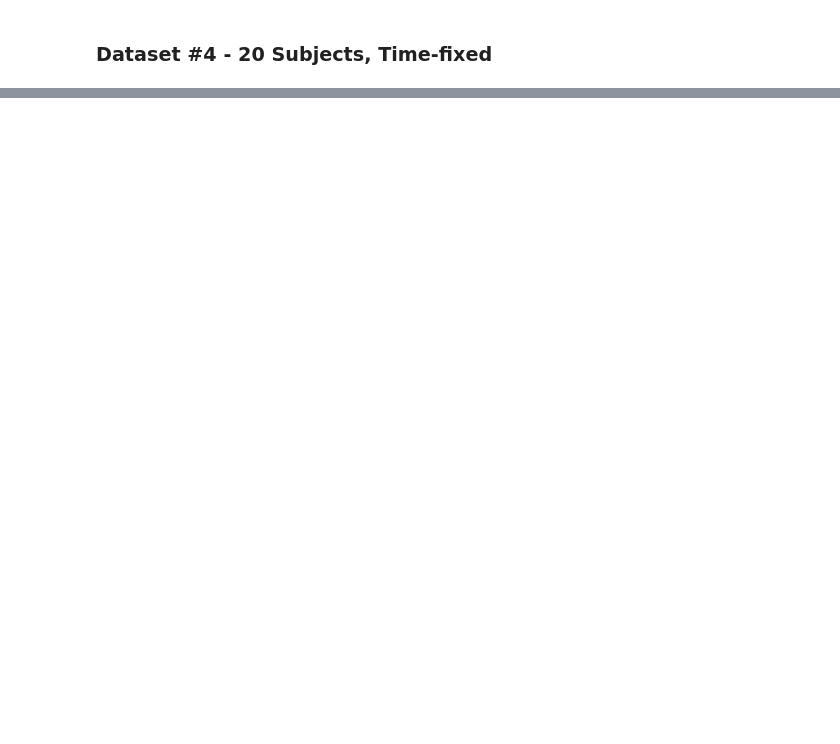
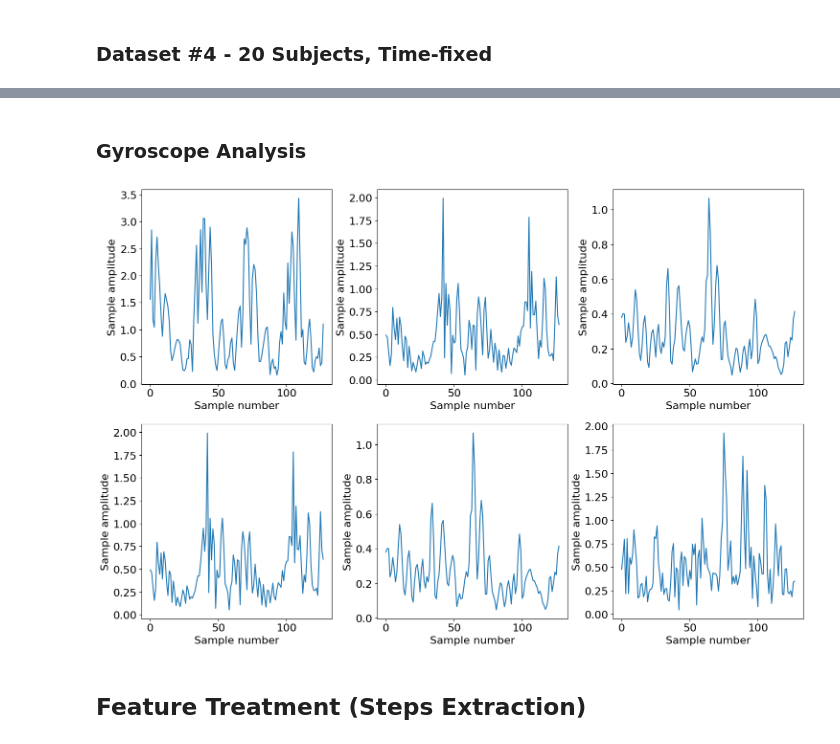
Before and after one commit to guinucool/GaitRecognitionIn-The-Wild, a Jupyter notebook: gait-recognition.ipynb, the cells around one changed output, grey strips where cells are left out. Cells and saved outputs as stored; diff of their text form; code cells hidden in the pictures; blank space fills up the shorter version.

```diff
--- a/gait-recognition.ipynb
+++ b/gait-recognition.ipynb
@@ -124,0 +272,33 @@ Archive:  datasets/dataset1.zip
+# %%
+# Update the font size of the graphs
+mpt.rcParams.update({"font.size":16})
+
+def show_sample(matrix: np.array, samples: int) -> None:
+    '''
+    Show in matplot the values calculated by a certain device of a certain number of samples.
+
+    Args:
+        matrix (np.array): The values generated by the readings of a device.
+        samples (int): The number of samples wanted for visualization
+    '''
+
+    # Calculate the number of rows for representation
+    rows = math.ceil(samples / 3)
+
+    # Create the plot for graphical showing
+    _, axs = plt.subplots(rows, 3, figsize=(15, 5 * rows))
+
+    # Iterate over all the rows and collumns
+    for row in range(rows):
+        for col in range(3):
+
+            # Grab the sample wanted for priting
+            sample = matrix[row + col]
+
+            # Create its priting plot
+            axs[row][col].plot(np.linalg.norm(sample, axis=1))
+            axs[row][col].set_xlabel("Sample number")
+            axs[row][col].set_ylabel("Sample amplitude")
+
+    # Print the final desired plot in a tight_layout
+    plt.tight_layout()
@@ -124,0 +312,9 @@ Archive:  datasets/dataset1.zip
+# %% [markdown]
+### Gyroscope Analysis
+# %%
+# Print gyroscope samples
+show_sample(gyroscope_train, 6)
+# %% [output]
+[figure, added]
+# %% [markdown]
+## Feature Treatment (Steps Extraction)
```
Also changed, not shown: parts of 20 cells of this notebook.
